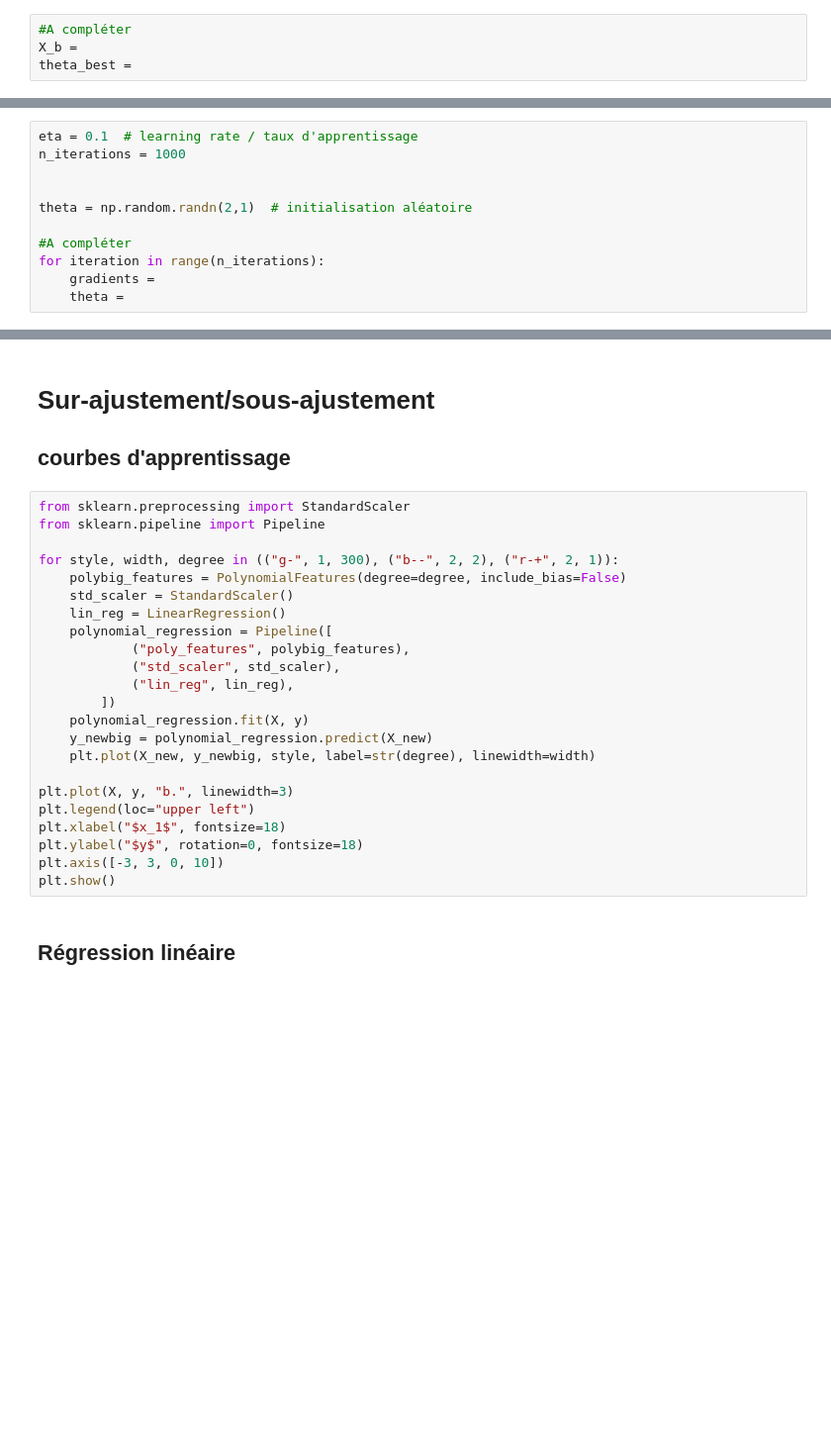
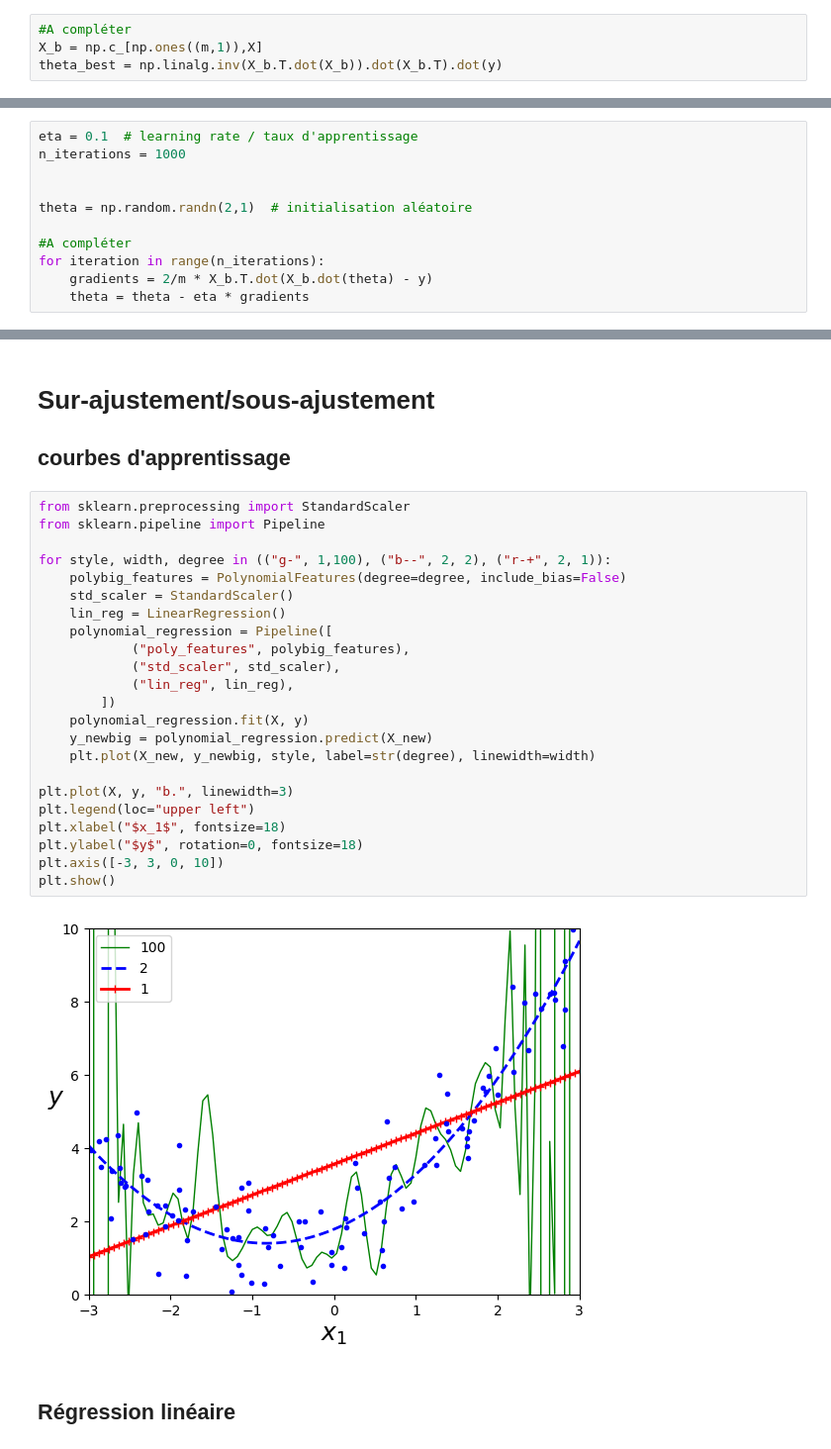
Before and after one commit to RenardBOT/S9-UBFC, a Jupyter notebook: Machine_Learning/TD3/TD3_regression.ipynb, the cells around one changed output, grey strips where cells are left out. Shown: that part at 99% size. Cells and saved outputs as stored; diff of their text form; blank space fills up the shorter version.

```diff
--- a/Machine_Learning/TD3/TD3_regression.ipynb
+++ b/Machine_Learning/TD3/TD3_regression.ipynb
@@ -22,7 +44,7 @@ plt.show()
 ## Estimation des paramètres
 # %%
 #A compléter
-X_b =
-theta_best =
+X_b = np.c_[np.ones((m,1)),X]
+theta_best = np.linalg.inv(X_b.T.dot(X_b)).dot(X_b.T).dot(y)
 # %%
 theta_best
@@ -56,7 +93,7 @@ theta = np.random.randn(2,1)  # initialisation aléatoire
 
 #A compléter
 for iteration in range(n_iterations):
-    gradients =
-    theta =
+    gradients = 2/m * X_b.T.dot(X_b.dot(theta) - y)
+    theta = theta - eta * gradients
 # %%
 theta
@@ -197,26 +263,28 @@ plt.show()
 # %%
 from sklearn.preprocessing import StandardScaler
 from sklearn.pipeline import Pipeline
 
-for style, width, degree in (("g-", 1, 300), ("b--", 2, 2), ("r-+", 2, 1)):
+for style, width, degree in (("g-", 1,100), ("b--", 2, 2), ("r-+", 2, 1)):
     polybig_features = PolynomialFeatures(degree=degree, include_bias=False)
     std_scaler = StandardScaler()
     lin_reg = LinearRegression()
     polynomial_regression = Pipeline([
             ("poly_features", polybig_features),
             ("std_scaler", std_scaler),
             ("lin_reg", lin_reg),
         ])
     polynomial_regression.fit(X, y)
     y_newbig = polynomial_regression.predict(X_new)
     plt.plot(X_new, y_newbig, style, label=str(degree), linewidth=width)
 
 plt.plot(X, y, "b.", linewidth=3)
 plt.legend(loc="upper left")
 plt.xlabel("$x_1$", fontsize=18)
 plt.ylabel("$y$", rotation=0, fontsize=18)
 plt.axis([-3, 3, 0, 10])
 plt.show()
+# %% [output]
+[figure, added]
 # %% [markdown]
 ## Régression linéaire
 # %%
```
Also changed, not shown: parts of 22 cells of this notebook, 10 other files.
